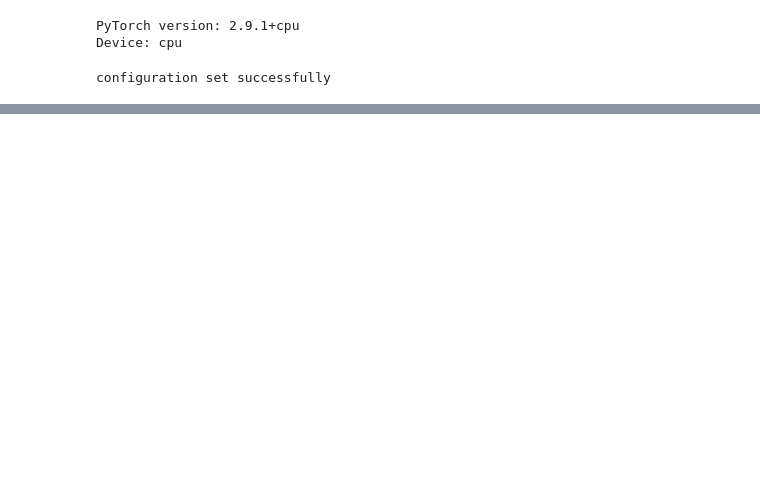
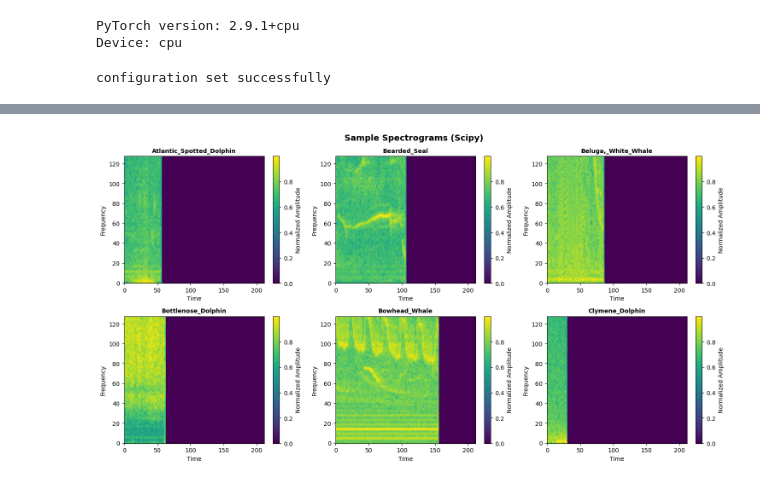
Before and after one commit to YuslenLopez/OSINModels, a Jupyter notebook: main.ipynb, the cells around one changed output, grey strips where cells are left out. Cells and saved outputs as stored; diff of their text form; code cells hidden in the pictures; blank space fills up the shorter version.

```diff
--- a/main.ipynb
+++ b/main.ipynb
@@ -62,0 +255,27 @@ configuration set successfully
+# %%
+# Get sample files for visualization
+sample_files = df.groupby(label_col).first().reset_index()
+num_samples = min(6, len(sample_files))
+
+fig, axes = plt.subplots(2, 3, figsize=(15, 8))
+axes = axes.flatten()
+
+for i, (idx, row) in enumerate(sample_files.head(num_samples).iterrows()):
+    filename = row[filename_col]
+    label = row[label_col]
+    audio_path = os.path.join(AUDIO_DIR, filename)
+
+    if os.path.exists(audio_path):
+        spec = audio_to_spectrogram(audio_path)
+        if spec is not None:
+            im = axes[i].imshow(spec, aspect='auto', origin='lower', cmap='viridis')
+            axes[i].set_title(f'{label}', fontsize=10, fontweight='bold')
+            axes[i].set_xlabel('Time')
+            axes[i].set_ylabel('Frequency')
+            plt.colorbar(im, ax=axes[i], label='Normalized Amplitude')
+
+plt.suptitle('Sample Spectrograms (Scipy)', fontsize=14, fontweight='bold')
+plt.tight_layout()
+plt.show()
+# %% [output]
+[figure, added]
```
Also changed, not shown: parts of 11 cells of this notebook, 7 other files.
